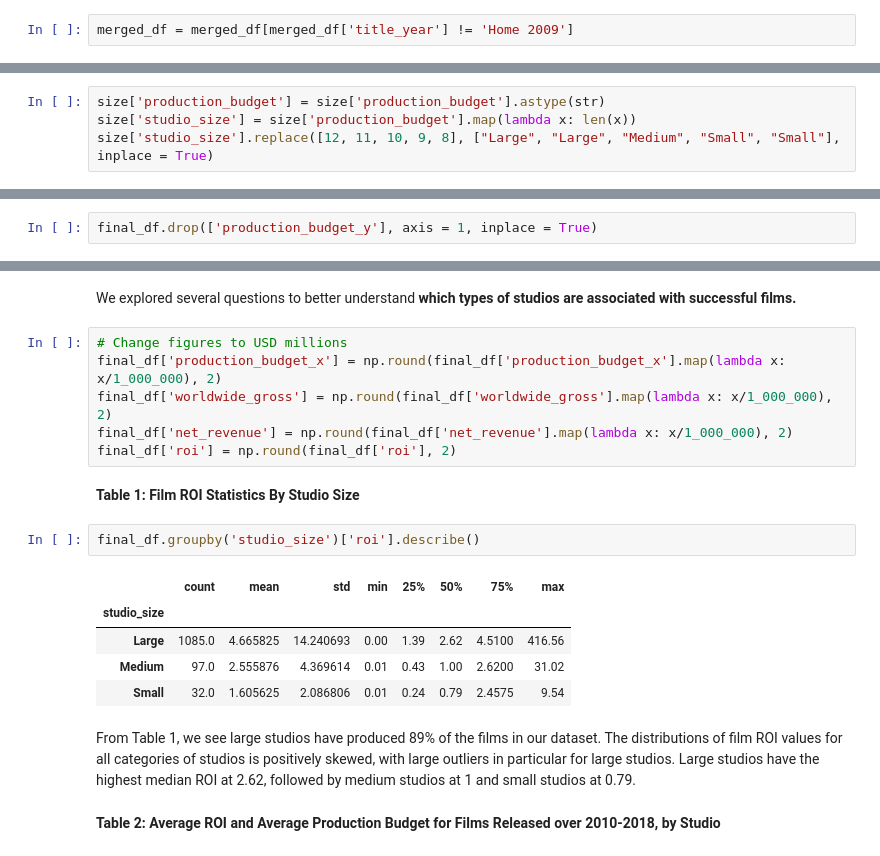
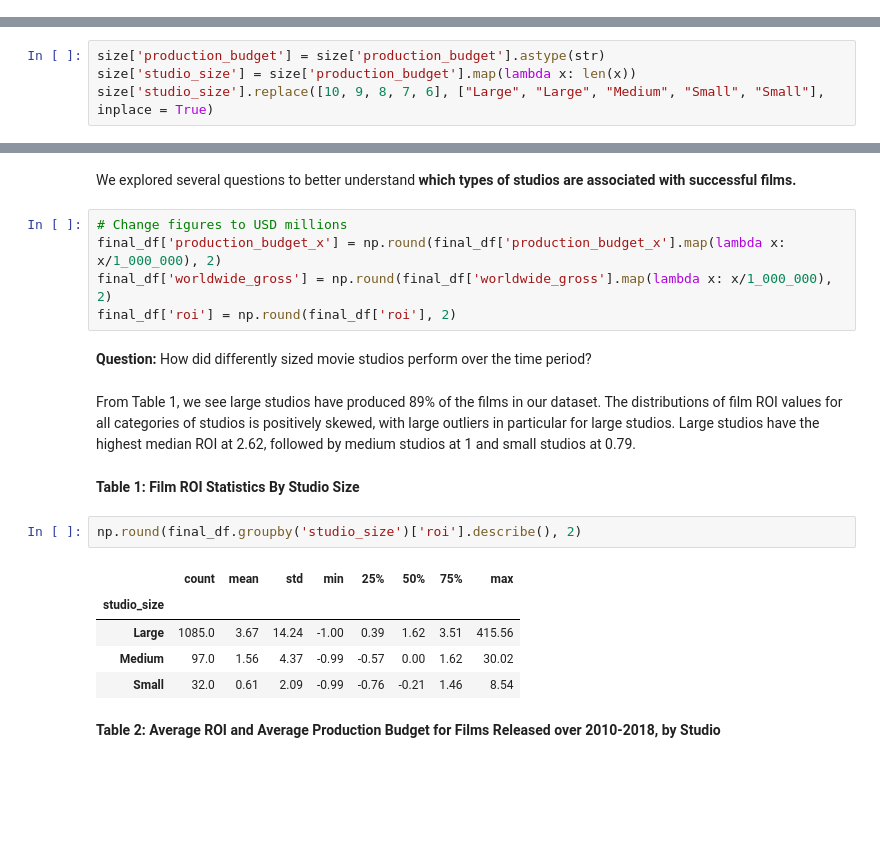
Before and after one commit to StevenDye/FIS-Mod1-Project, a Jupyter notebook: project/FinalMod1Proj.ipynb, the cells around one changed output, grey strips where cells are left out. Saved outputs shown, nothing was run; the diff lists cells and outputs as text; blank space fills up the shorter version.

Commit message:
Fixed error for studio size categories

```diff
--- a/project/FinalMod1Proj.ipynb
+++ b/project/FinalMod1Proj.ipynb
@@ -266,5 +247,3 @@ merged_df = movies_df.merge(studio_df, on = 'title_year', how = 'inner')
 merged_df[merged_df['title_year'].duplicated()]
 # %% [output]
 |  | release_date | title_x | production_budget | domestic_gross_x | worldwide_gross | year_x | title_year | ... |
-# %%
-merged_df = merged_df[merged_df['title_year'] != 'Home 2009']
@@ -345,11 +324,9 @@ size.head()
 # %%
 size['production_budget'] = size['production_budget'].astype(str)
 size['studio_size'] = size['production_budget'].map(lambda x: len(x))
-size['studio_size'].replace([12, 11, 10, 9, 8], ["Large", "Large", "Medium", "Small", "Small"], inplace = True)
+size['studio_size'].replace([10, 9, 8, 7, 6], ["Large", "Large", "Medium", "Small", "Small"], inplace = True)
 # %%
 final_df = merged_df.merge(size, on = 'studio', how = 'inner')
-# %%
-final_df.drop(['production_budget_y'], axis = 1, inplace = True)
 # %%
 final_df['studio_size'].value_counts()
 # %% [output]
@@ -407,20 +384,21 @@ We explored several questions to better understand **which types of studios are
 # Change figures to USD millions
 final_df['production_budget_x'] = np.round(final_df['production_budget_x'].map(lambda x: x/1_000_000), 2)
 final_df['worldwide_gross'] = np.round(final_df['worldwide_gross'].map(lambda x: x/1_000_000), 2)
-final_df['net_revenue'] = np.round(final_df['net_revenue'].map(lambda x: x/1_000_000), 2)
 final_df['roi'] = np.round(final_df['roi'], 2)
+# %% [markdown]
+**Question:** How did differently sized movie studios perform over the time period?
+# %% [markdown]
+From Table 1, we see large studios have produced 89% of the films in our dataset. The distributions of film ROI values for all categories of studios is positively skewed, with large outliers in particular for large studios. Large studios have the highest median ROI at 2.62, followed by medium studios at 1 and small studios at 0.79.
 # %% [markdown]
 **Table 1: Film ROI Statistics By Studio Size**
 # %%
-final_df.groupby('studio_size')['roi'].describe()
+np.round(final_df.groupby('studio_size')['roi'].describe(), 2)
 # %% [output]
 |  | count | mean | std | min | 25% | 50% | 75% | max |
 | studio_size |  |  |  |  |  |  |  |  |
-| Large | 1085.0 | 4.665825 | 14.240693 | 0.00 | 1.39 | 2.62 | 4.5100 | 416.56 |
-| Medium | 97.0 | 2.555876 | 4.369614 | 0.01 | 0.43 | 1.00 | 2.6200 | 31.02 |
-| Small | 32.0 | 1.605625 | 2.086806 | 0.01 | 0.24 | 0.79 | 2.4575 | 9.54 |
+| Large | 1085.0 | 3.67 | 14.24 | -1.00 | 0.39 | 1.62 | 3.51 | 415.56 |
+| Medium | 97.0 | 1.56 | 4.37 | -0.99 | -0.57 | 0.00 | 1.62 | 30.02 |
+| Small | 32.0 | 0.61 | 2.09 | -0.99 | -0.76 | -0.21 | 1.46 | 8.54 |
-# %% [markdown]
-From Table 1, we see large studios have produced 89% of the films in our dataset. The distributions of film ROI values for all categories of studios is positively skewed, with large outliers in particular for large studios. Large studios have the highest median ROI at 2.62, followed by medium studios at 1 and small studios at 0.79.
 # %% [markdown]
 **Table 2: Average ROI and Average Production Budget for Films Released over 2010-2018, by Studio**
 # %%
```
Also changed, not shown: parts of 14 cells of this notebook, 2 other files.
